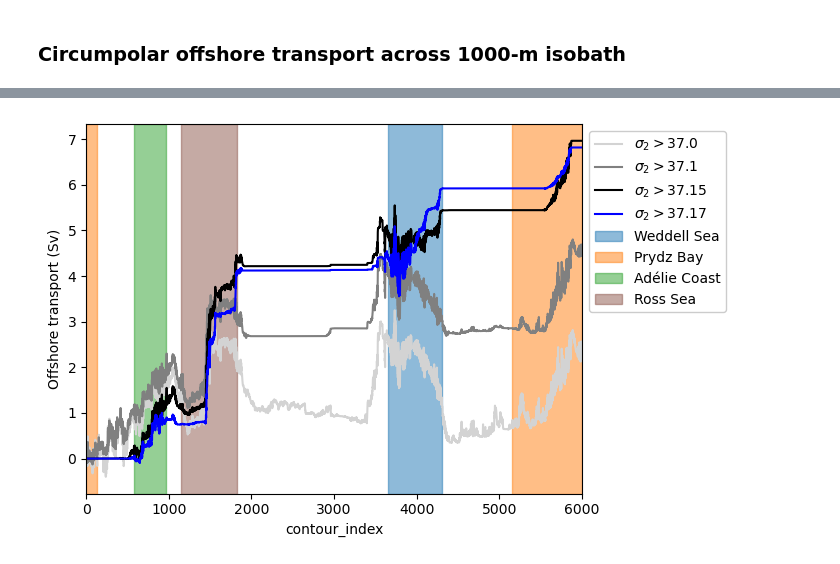
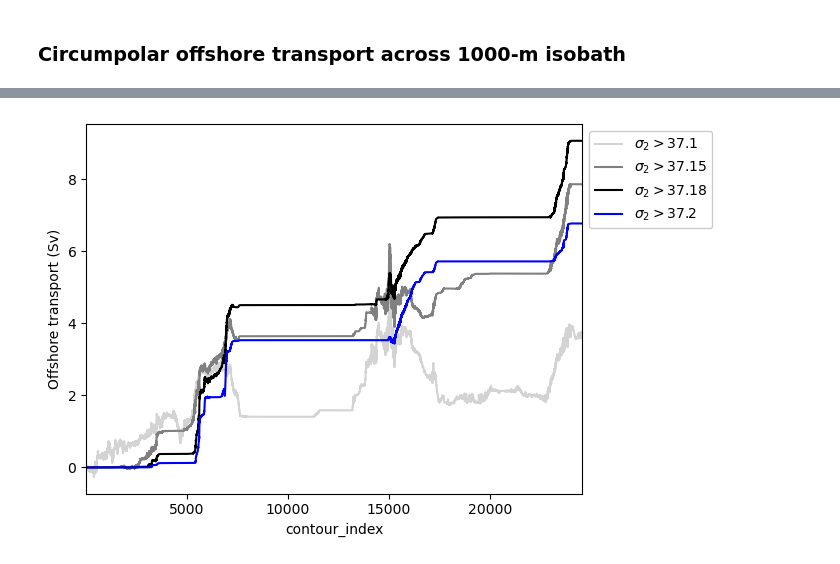
Before and after one commit to schmidt-christina/mom6_comparison, a Jupyter notebook: Shelf_export_calculation.ipynb, the cells around one changed output, grey strips where cells are left out. Drawn from its saved outputs; the diff is of its cells as text; code cells hidden in the pictures.

Commit message:
adjusted code to run with 1/40th output

```diff
--- a/Shelf_export_calculation.ipynb
+++ b/Shelf_export_calculation.ipynb
@@ -211,18 +166,0 @@ Coordinates:
-# %%
-vol_trans_across_contour.name = 'vol_trans_across_contour'
-vol_trans_across_contour.attrs = {
-    'long_name': 'Volume transport across 1000-m isobath',
-    'units': 'Sv'}
-ds = vol_trans_across_contour.to_dataset()
-ds['lat'] = lat_along_contour
-ds['lon'] = lon_along_contour
-if len(vol_trans_across_contour.contour_index) < 15000:
-    chunk_ind = len(vol_trans_across_contour.contour_index)
-else:
-    chunk_ind = 10000
-enc = {'vol_trans_across_contour':
-       {'chunksizes': (12, 99, chunk_ind),
-        'zlib': True, 'complevel': 5, 'shuffle': True}}
-ds.to_netcdf(
-    path_output + 'vol_transp_across_' + str(contour_depth) + 'm_isobath_' +
-    expt_name + '_' + frequency[:3:2] + '_' + year + '.nc', encoding=enc)
@@ -233,7 +259,7 @@ plt.figure(figsize=(12, 5))
 vol_trans_across_contour.mean('time').plot(vmin=-.01, vmax=.01, cmap=cmo.balance)
 plt.ylim(1037.4, 1035)
 
-if expt[:12] != 'panan_005deg':
+if resolution == '01':
     col = ['tab:blue', 'tab:orange', 'tab:green', 'tab:brown']
     for a, area_text in enumerate(DSW_region['name']):
         plt.axvline(vol_trans_across_contour.contour_index[DSW_region['ind_iso_min'][a]],
@@ -249,7 +275,7 @@ plt.figure(figsize=(12, 5))
 vol_trans_across_contour.mean('time').plot(vmin=-.1, vmax=.1, cmap=cmo.balance)
 plt.ylim(1037.25, 1037.0)
 
-if expt[:12] != 'panan_005deg':
+if resolution == '01':
     col = ['tab:blue', 'tab:orange', 'tab:green', 'tab:brown']
     for a, area_text in enumerate(DSW_region['name']):
         plt.axvline(vol_trans_across_contour.contour_index[DSW_region['ind_iso_min'][a]],
@@ -265,11 +291,11 @@ plt.show()
 # %%
 """ Sum over all density bins above a certain density and
 calculate the cumulative sum along the isobaths. Take time mean for plotting."""
-transp1000m_37_0 = vol_trans_across_contour.sel(rho2_l=slice(1037, None)).sum(
-    'rho2_l').cumsum('contour_index').mean('time').compute()
 transp1000m_37_1 = vol_trans_across_contour.sel(rho2_l=slice(1037.1, None)).sum(
     'rho2_l').cumsum('contour_index').mean('time').compute()
 transp1000m_37_15 = vol_trans_across_contour.sel(rho2_l=slice(1037.15, None)).sum(
     'rho2_l').cumsum('contour_index').mean('time').compute()
-transp1000m_37_17 = vol_trans_across_contour.sel(rho2_l=slice(1037.17, None)).sum(
+transp1000m_37_18 = vol_trans_across_contour.sel(rho2_l=slice(1037.18, None)).sum(
     'rho2_l').cumsum('contour_index').mean('time').compute()
+transp1000m_37_2 = vol_trans_across_contour.sel(rho2_l=slice(1037.2, None)).sum(
+    'rho2_l').cumsum('contour_index').mean('time').compute()
@@ -336,30 +302,30 @@ plt.show()
 # %%
-transp1000m_37_0.plot(
-    color='lightgrey', label='$\sigma_2>37.0$')
 transp1000m_37_1.plot(
-    color='grey', label='$\sigma_2>37.1$')
+    color='lightgrey', label='$\sigma_2>37.1$')
 transp1000m_37_15.plot(
-    color='k', label='$\sigma_2>37.15$')
-transp1000m_37_17.plot(
-    color='b', label='$\sigma_2>37.17$')
+    color='grey', label='$\sigma_2>37.15$')
+transp1000m_37_18.plot(
+    color='k', label='$\sigma_2>37.18$')
+transp1000m_37_2.plot(
+    color='b', label='$\sigma_2>37.2$')
 
-if expt[:12] != 'panan_005deg':
+if resolution == '01':
     col = ['tab:blue', 'tab:orange', 'tab:green', 'tab:brown']
     for a, area_text in enumerate(DSW_region['name']):
         if area_text == 'Prydz':
             plt.axvspan(0, transp1000m_37_0.contour_index[DSW_region['ind_iso_max'][a]],
                         alpha=0.5, color=col[a], label=DSW_region['name_long'][a])
             plt.axvspan(transp1000m_37_0.contour_index[DSW_region['ind_iso_min'][a]], 6002,
                         alpha=0.5, color=col[a])
         else:
             plt.axvspan(transp1000m_37_0.contour_index[DSW_region['ind_iso_min'][a]],
                 transp1000m_37_0.contour_index[DSW_region['ind_iso_max'][a]],
                 alpha=0.5, color=col[a], label=DSW_region['name_long'][a])
 
 plt.autoscale(enable=True, axis='x', tight=True)
 plt.legend(framealpha=1, loc='upper left', bbox_to_anchor=(1, 1))
 plt.ylabel('Offshore transport (Sv)')
 # plt.ylim(-1.6, 10)
 plt.show()
 # %% [output]
-[figure, old version]
+[figure, new version]
```
Also changed, not shown: parts of 16 cells of this notebook, 3 other files.
